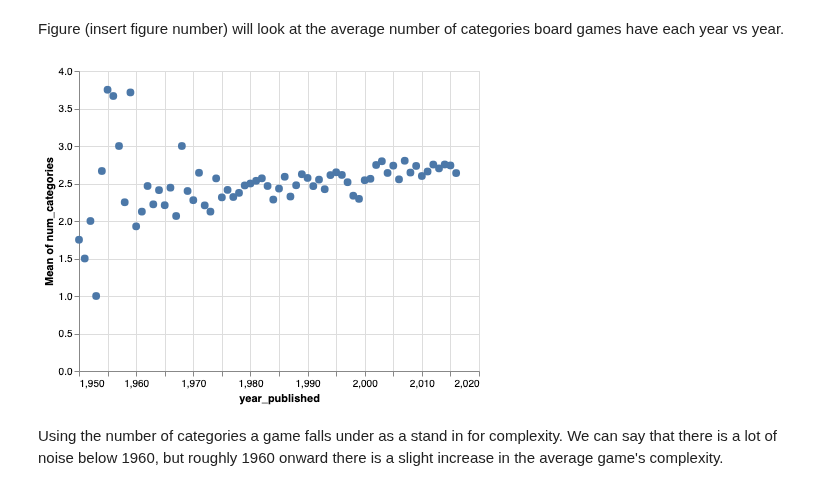
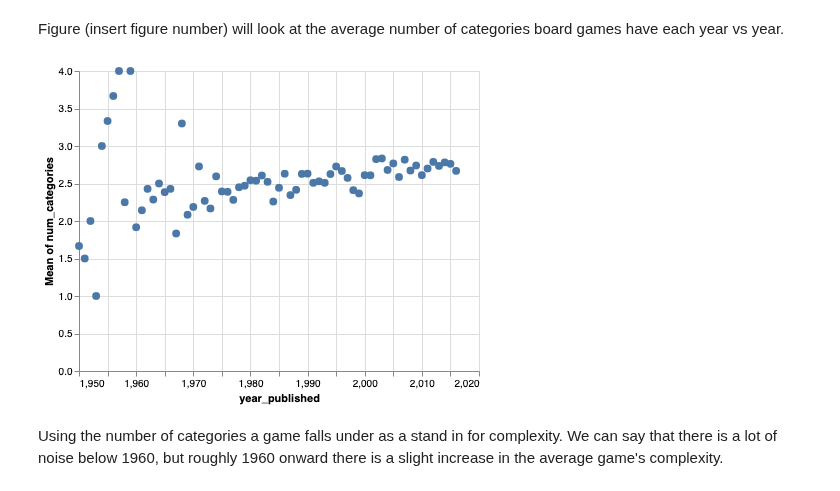
Before and after one commit to ubco-mds-2020-labs/data-550-project2-group-14, a Jupyter notebook: boardgame_EDA_2.ipynb, the cells around one changed output. Saved outputs shown, nothing was run; the diff lists cells and outputs as text; code cells hidden in the pictures.

```diff
--- a/boardgame_EDA_2.ipynb
+++ b/boardgame_EDA_2.ipynb
@@ -194,7 +194,19 @@ number_of_categories = boardgame_data.copy()
 number_of_mechanics = boardgame_data.copy()
 
 number_of_categories = number_of_categories.dropna(subset=["category"])
-number_of_categories["num_categories"] = [len(x.split(",")) for x in number_of_categories["category"]]
+number_of_categories = number_of_categories.dropna(subset=["mechanic"])
+number_of_categories["complexity_value"] = [len(x.split(",")) for x in number_of_categories["category"]]
+number_of_categories["complexity_type"] = "number of categories"
 
 number_of_mechanics = number_of_mechanics.dropna(subset=["mechanic"])
-number_of_mechanics["num_mechanics"] = [len(x.split(",")) for x in number_of_mechanics["mechanic"]]
+number_of_mechanics = number_of_mechanics.dropna(subset=["category"])
+number_of_mechanics["complexity_value"] = [len(x.split(",")) for x in number_of_mechanics["mechanic"]]
+number_of_mechanics["complexity_type"] = "number of mechanics"
+
+combined = pd.concat([number_of_mechanics, number_of_categories])
+
+complexity = boardgame_data.copy()
+complexity = complexity.dropna(subset=["mechanic"])
+complexity = complexity.dropna(subset=["category"])
+complexity["num_categories"] = [len(x.split(",")) for x in complexity["category"]]
+complexity["num_mechanics"] = [len(x.split(",")) for x in complexity["mechanic"]]
@@ -203,3 +213,8 @@ number_of_categories["decade"] = [int((str(x)[0:-1])+"0") for x in number_of_cat
+# %%
+number_of_categories["decade"] = [int((str(x)[0:-1])+"0") for x in number_of_categories["year_published"]]
+number_of_categories["decade"] = [int((str(x)[0:-1])+"0") for x in number_of_categories["year_published"]]
+complexity["decade"] = [int((str(x)[0:-1])+"0") for x in complexity["year_published"]]
+combined["decade"] = [int((str(x)[0:-1])+"0") for x in combined["year_published"]]
 # %%
 v = boardgame_data.publisher.value_counts()
 publish_gt_10 = boardgame_data[boardgame_data.publisher.isin(v.index[v.gt(10)])]
@@ -312,14 +327,14 @@ indicates that gameplay and number of players shouldn't really matter, there are
 # %% [markdown]
 Figure (insert figure number) will look at the average number of categories board games have each year vs year.
 # %%
-alt.Chart(number_of_categories).mark_circle(size=60).encode(
+alt.Chart(complexity).mark_circle(size=60).encode(
     alt.X('year_published',
         scale=alt.Scale(zero=False)
     ),
     y='mean(num_categories)'
 )
 # %% [output]
-[figure, old version]
+[figure, new version]
 # %% [markdown]
 Using the number of categories a game falls under as a stand in for complexity. We can say that there is a lot of noise below 1960, but roughly 1960 onward there is a slight increase in the average game's complexity.
 # %% [markdown]
```
Also changed, not shown: parts of 6 cells of this notebook.
